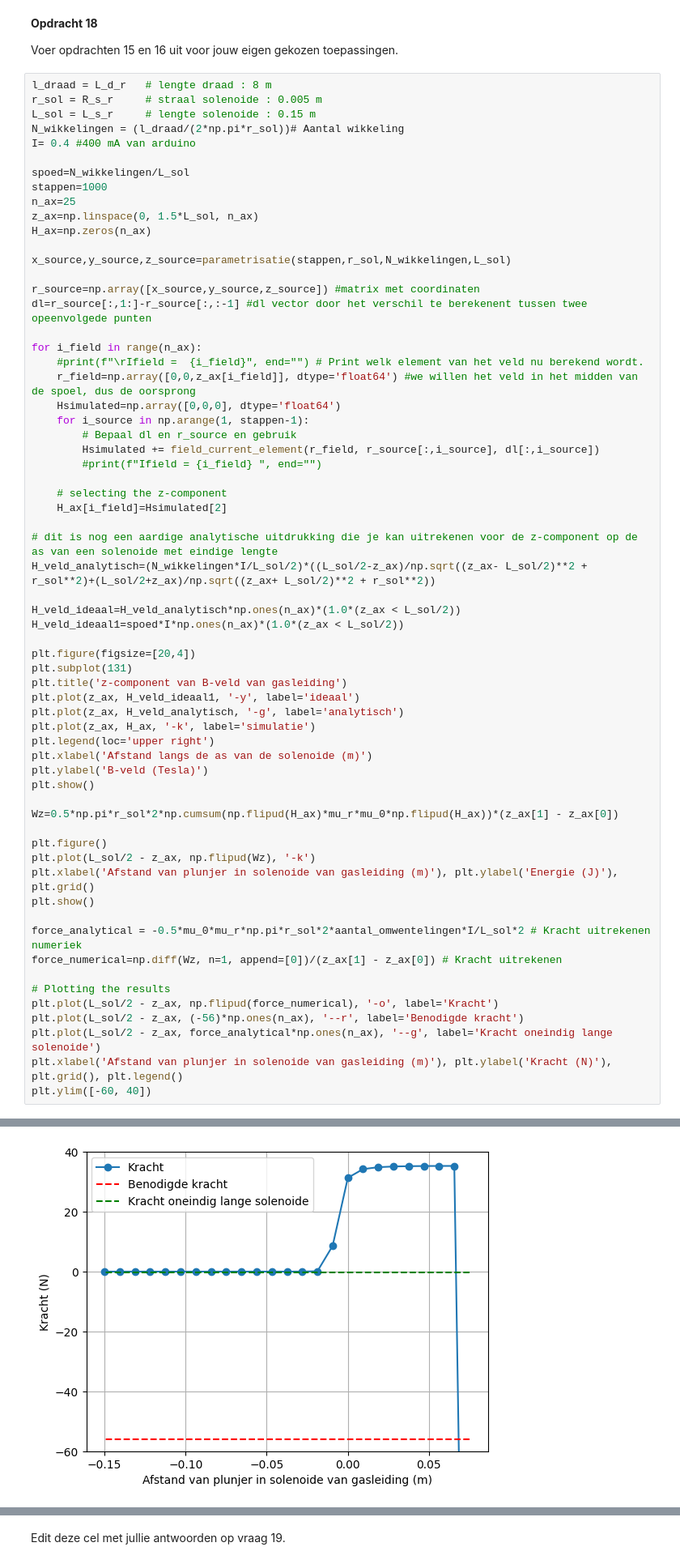
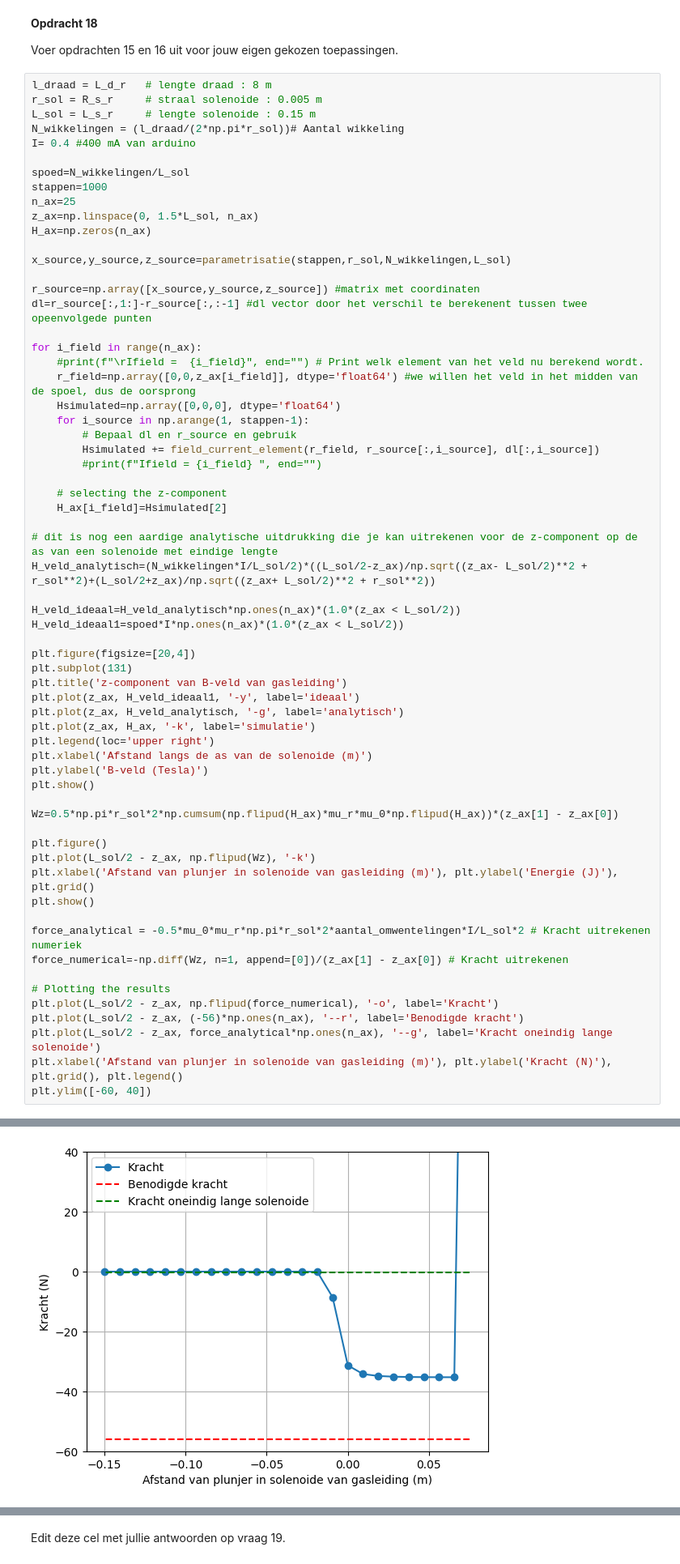
Before and after one commit to sralmulder-hash/opdrachten-DEF-D, a Jupyter notebook: KrachtactuatorOpdracht.ipynb, the cells around one changed output, grey strips where cells are left out. Shown at 81% size. Cells and saved outputs as stored; diff of their text form.

```diff
--- a/KrachtactuatorOpdracht.ipynb
+++ b/KrachtactuatorOpdracht.ipynb
@@ -629,35 +629,35 @@ H_veld_ideaal1=spoed*I*np.ones(n_ax)*(1.0*(z_ax < L_sol/2))
 plt.figure(figsize=[20,4])
 plt.subplot(131)
 plt.title('z-component van B-veld van gasleiding')
 plt.plot(z_ax, H_veld_ideaal1, '-y', label='ideaal')
 plt.plot(z_ax, H_veld_analytisch, '-g', label='analytisch')
 plt.plot(z_ax, H_ax, '-k', label='simulatie')
 plt.legend(loc='upper right')
 plt.xlabel('Afstand langs de as van de solenoide (m)')
 plt.ylabel('B-veld (Tesla)')
 plt.show()
 
 Wz=0.5*np.pi*r_sol*2*np.cumsum(np.flipud(H_ax)*mu_r*mu_0*np.flipud(H_ax))*(z_ax[1] - z_ax[0])
 
 plt.figure()
 plt.plot(L_sol/2 - z_ax, np.flipud(Wz), '-k')
 plt.xlabel('Afstand van plunjer in solenoide van gasleiding (m)'), plt.ylabel('Energie (J)'), plt.grid()
 plt.show()
 
 force_analytical = -0.5*mu_0*mu_r*np.pi*r_sol*2*aantal_omwentelingen*I/L_sol*2 # Kracht uitrekenen numeriek
-force_numerical=np.diff(Wz, n=1, append=[0])/(z_ax[1] - z_ax[0]) # Kracht uitrekenen
+force_numerical=-np.diff(Wz, n=1, append=[0])/(z_ax[1] - z_ax[0]) # Kracht uitrekenen
 
 # Plotting the results
 plt.plot(L_sol/2 - z_ax, np.flipud(force_numerical), '-o', label='Kracht')
 plt.plot(L_sol/2 - z_ax, (-56)*np.ones(n_ax), '--r', label='Benodigde kracht')
 plt.plot(L_sol/2 - z_ax, force_analytical*np.ones(n_ax), '--g', label='Kracht oneindig lange solenoide')
 plt.xlabel('Afstand van plunjer in solenoide van gasleiding (m)'), plt.ylabel('Kracht (N)'), plt.grid(), plt.legend()
 plt.ylim([-60, 40])
 # %% [output]
 [figure]
 [figure]
 (-60.0, 40.0)
-[figure, old version]
+[figure, new version]
 # %% [markdown]
 **Opdracht 19**
 
```
Also changed, not shown: parts of 2 cells of this notebook.
